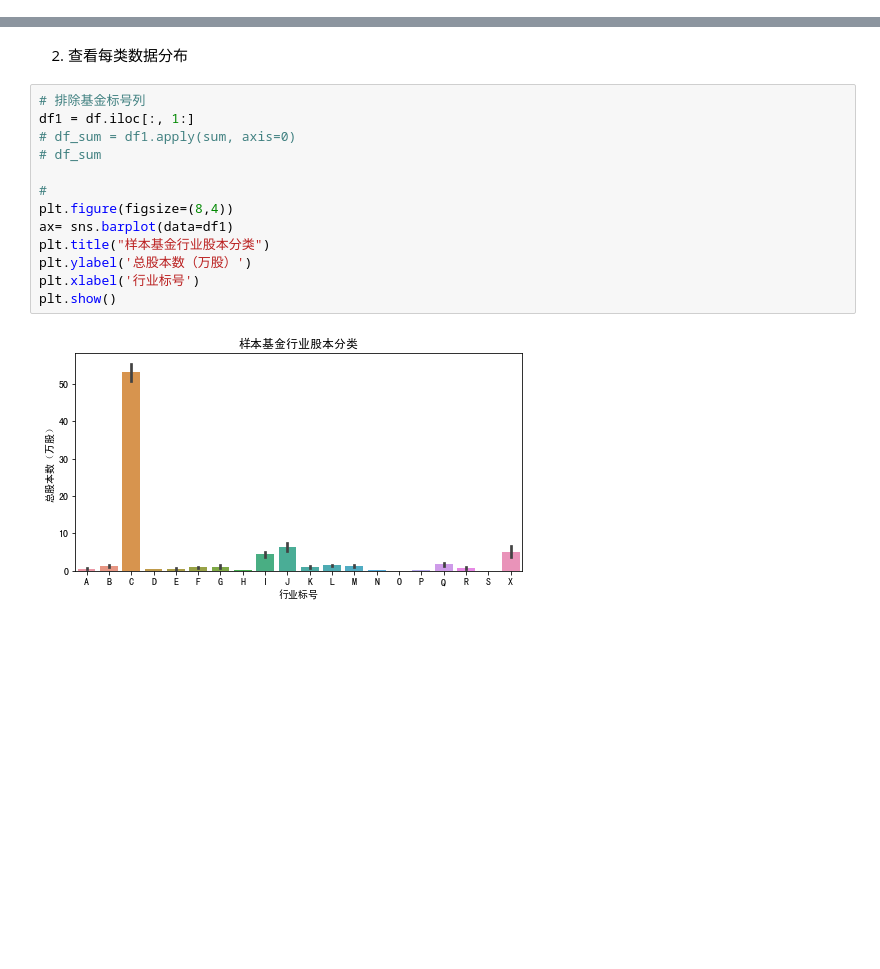
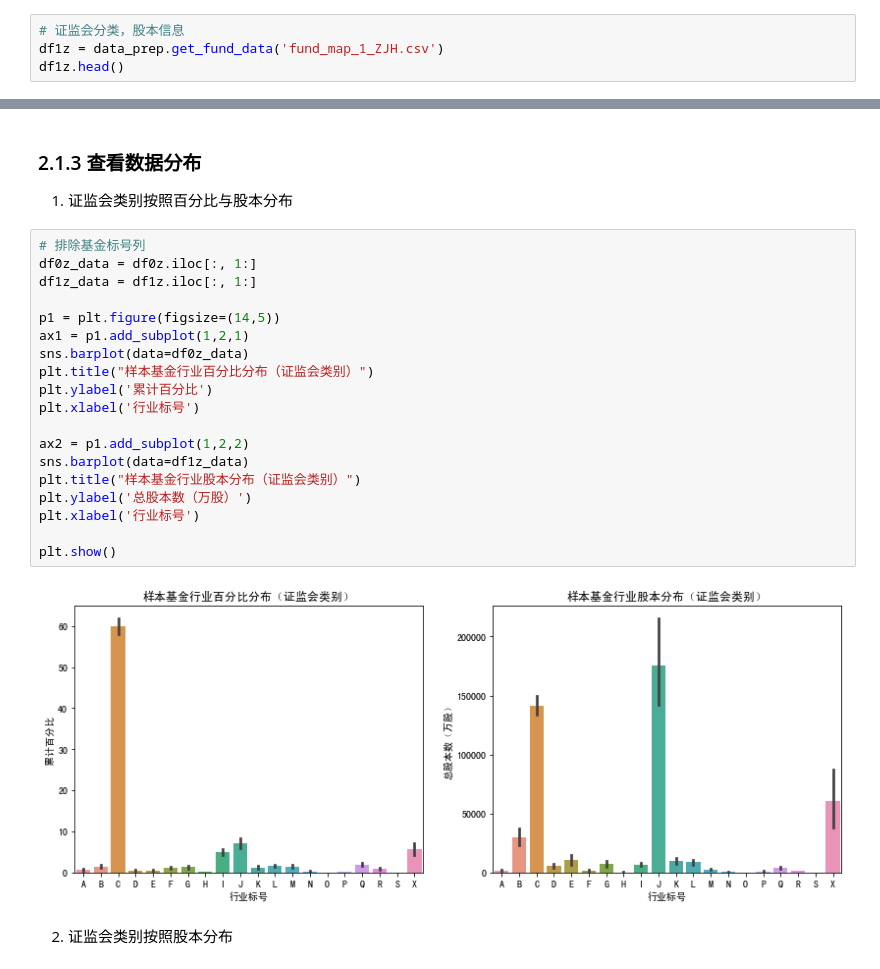
Before and after one commit to VanessaZhx/SmartInvestment, a Jupyter notebook: EDA.ipynb, the cells around one changed output, grey strips where cells are left out. Saved outputs shown, nothing was run; the diff lists cells and outputs as text; blank space fills up the shorter version.

```diff
--- a/EDA.ipynb
+++ b/EDA.ipynb
@@ -28 +40,5 @@ df.head()
 5 rows × 21 columns
+# %%
+# 证监会分类，股本信息
+df1z = data_prep.get_fund_data('fund_map_1_ZJH.csv')
+df1z.head()
@@ -29,18 +53,27 @@ df.head()
 # %% [markdown]
-2. 查看每类数据分布
+### 2.1.3 查看数据分布
+1. 证监会类别按照百分比与股本分布
-# %%
-# 排除基金标号列
-df1 = df.iloc[:, 1:]
-# df_sum = df1.apply(sum, axis=0)
-# df_sum
-
-#
-plt.figure(figsize=(8,4))
-ax= sns.barplot(data=df1)
-plt.title("样本基金行业股本分类")
-plt.ylabel('总股本数（万股）')
-plt.xlabel('行业标号')
-plt.show()
-# %% [output]
-[figure, removed]
+# %%
+# 排除基金标号列
+df0z_data = df0z.iloc[:, 1:]
+df1z_data = df1z.iloc[:, 1:]
+
+p1 = plt.figure(figsize=(14,5))
+ax1 = p1.add_subplot(1,2,1)
+sns.barplot(data=df0z_data)
+plt.title("样本基金行业百分比分布（证监会类别）")
+plt.ylabel('累计百分比')
+plt.xlabel('行业标号')
+
+ax2 = p1.add_subplot(1,2,2)
+sns.barplot(data=df1z_data)
+plt.title("样本基金行业股本分布（证监会类别）")
+plt.ylabel('总股本数（万股）')
+plt.xlabel('行业标号')
+
+plt.show()
+# %% [output]
+[figure, added]
+# %% [markdown]
+2. 证监会类别按照股本分布
 # %% [markdown]
```
Also changed, not shown: parts of 27 cells of this notebook.
